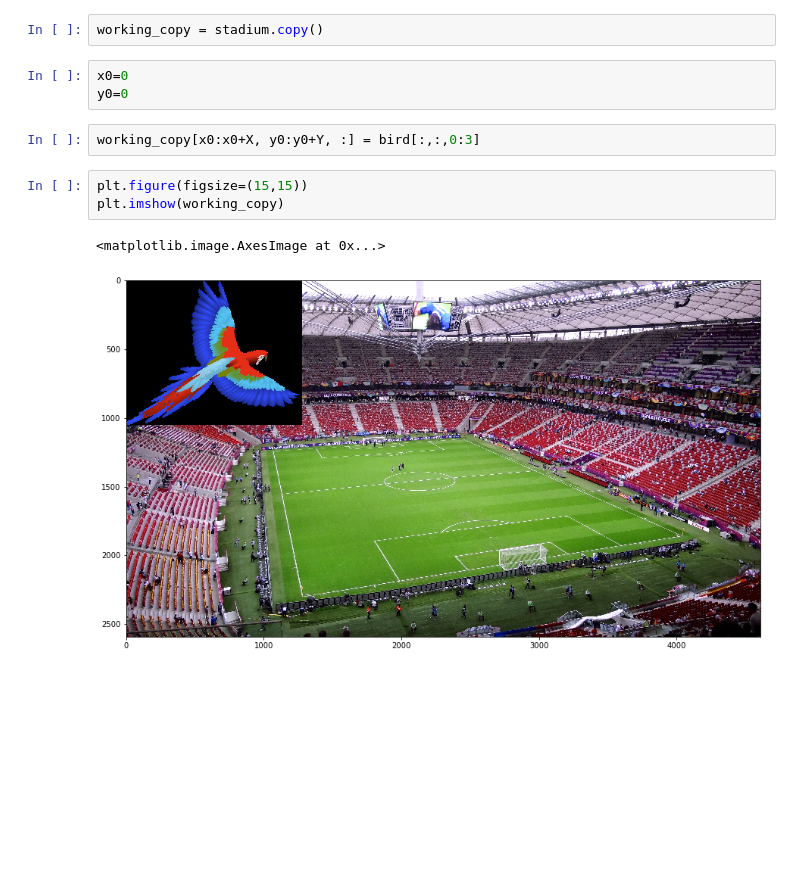
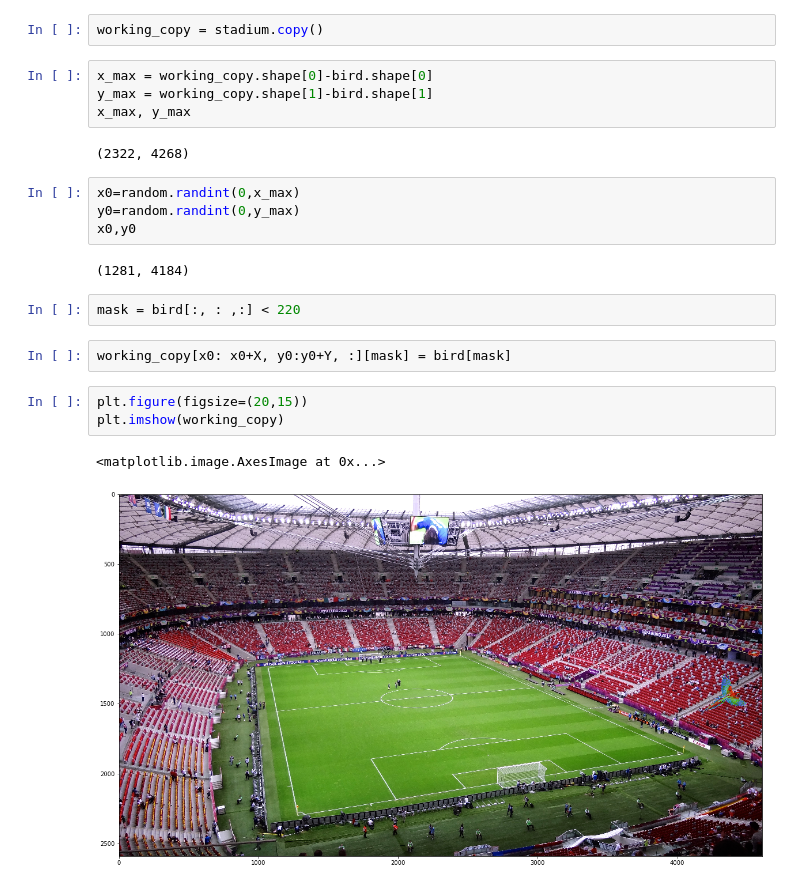
Before and after one commit to words-sdsc/edX, a Jupyter notebook: Numpy Image Movement.ipynb, the cells around one changed output. Saved outputs shown, nothing was run; the diff lists cells and outputs as text; blank space fills up the shorter version.

Commit message:
Numpy Image Movement

```diff
--- a/Numpy Image Movement.ipynb
+++ b/Numpy Image Movement.ipynb
@@ -27,13 +30,24 @@ X,Y,Z = bird.shape
 # %%
 working_copy = stadium.copy()
+# %%
+x_max = working_copy.shape[0]-bird.shape[0]
+y_max = working_copy.shape[1]-bird.shape[1]
+x_max, y_max
+# %% [output]
+(2322, 4268)
 # %%
-x0=0
-y0=0
+x0=random.randint(0,x_max)
+y0=random.randint(0,y_max)
+x0,y0
+# %% [output]
+(1281, 4184)
+# %%
+mask = bird[:, : ,:] < 220
 # %%
-working_copy[x0:x0+X, y0:y0+Y, :] = bird[:,:,0:3]
+working_copy[x0: x0+X, y0:y0+Y, :][mask] = bird[mask]
 # %%
-plt.figure(figsize=(15,15))
+plt.figure(figsize=(20,15))
 plt.imshow(working_copy)
 # %% [output]
 <matplotlib.image.AxesImage at 0x...>
-[figure, old version]
+[figure, new version]
```
Also changed, not shown: parts of 7 cells of this notebook.
